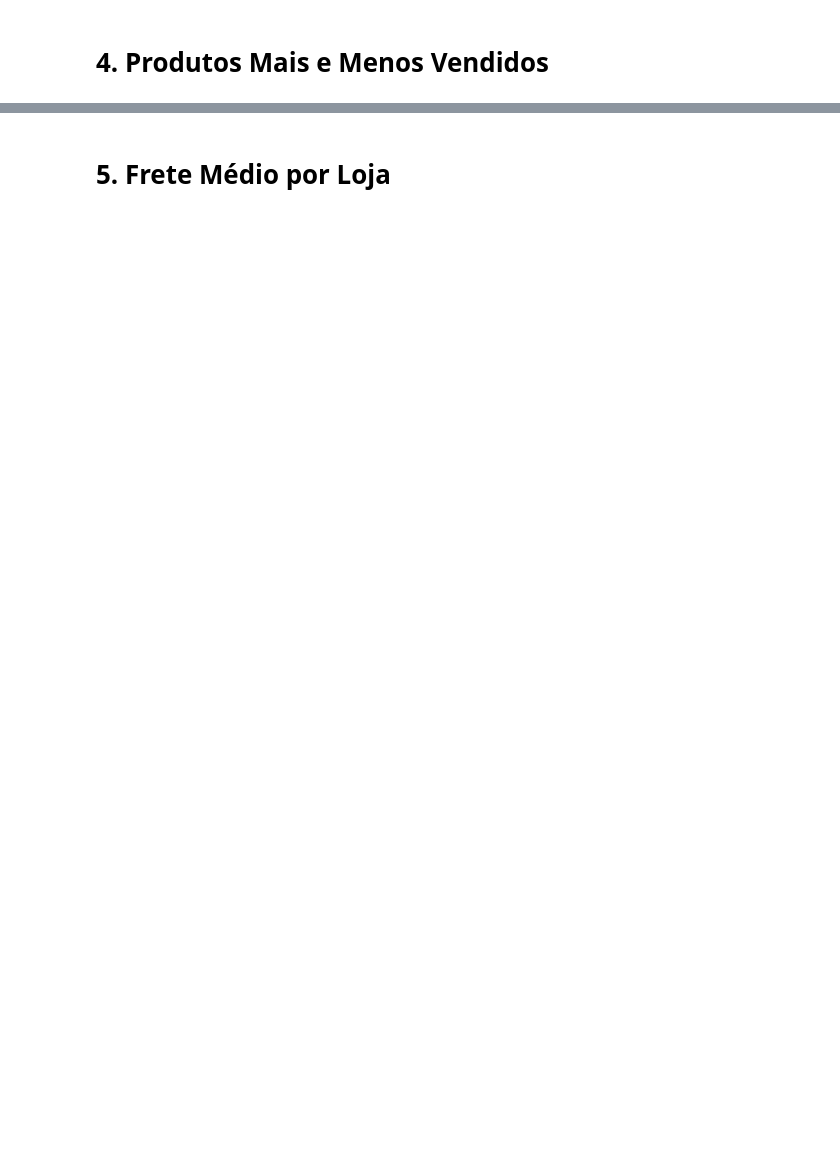
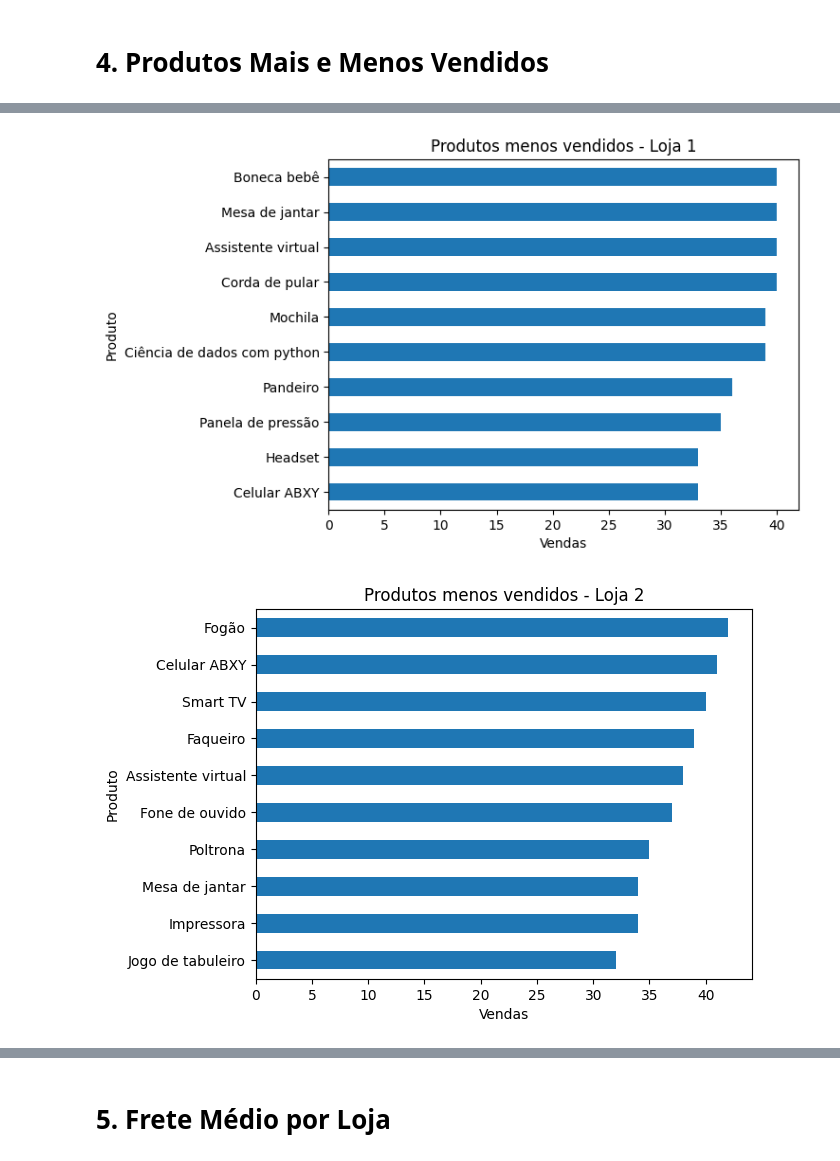
Before and after one commit to RaySilvaP/AluraStoreChallenge, a Jupyter notebook: desafio_alura_store.ipynb, the cells around one changed output, grey strips where cells are left out. Cells and saved outputs as stored; diff of their text form; code cells hidden in the pictures; blank space fills up the shorter version.

```diff
--- a/desafio_alura_store.ipynb
+++ b/desafio_alura_store.ipynb
@@ -122,0 +106,10 @@ dtype: int64
+# %%
+for loja, s in lojas_vendas_produto.items():
+  menos_vendidos = s.sort_values(ascending=True).head(10)
+  menos_vendidos.plot(kind='barh')
+  plt.title(f'Produtos menos vendidos - {loja}')
+  plt.xlabel('Vendas')
+  plt.show()
+# %% [output]
+[figure, added]
+[figure, added]
```
Also changed, not shown: parts of 18 cells of this notebook.
